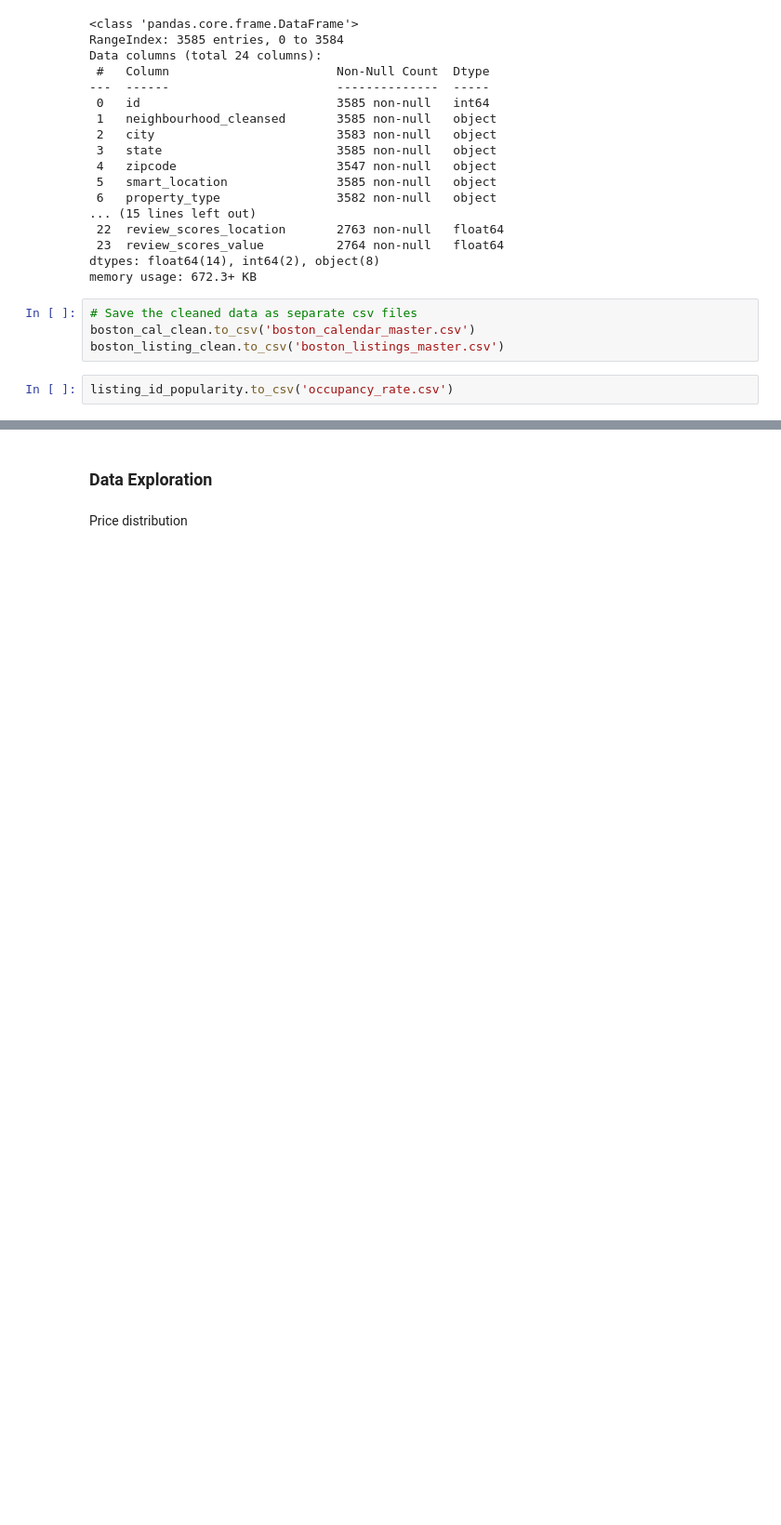
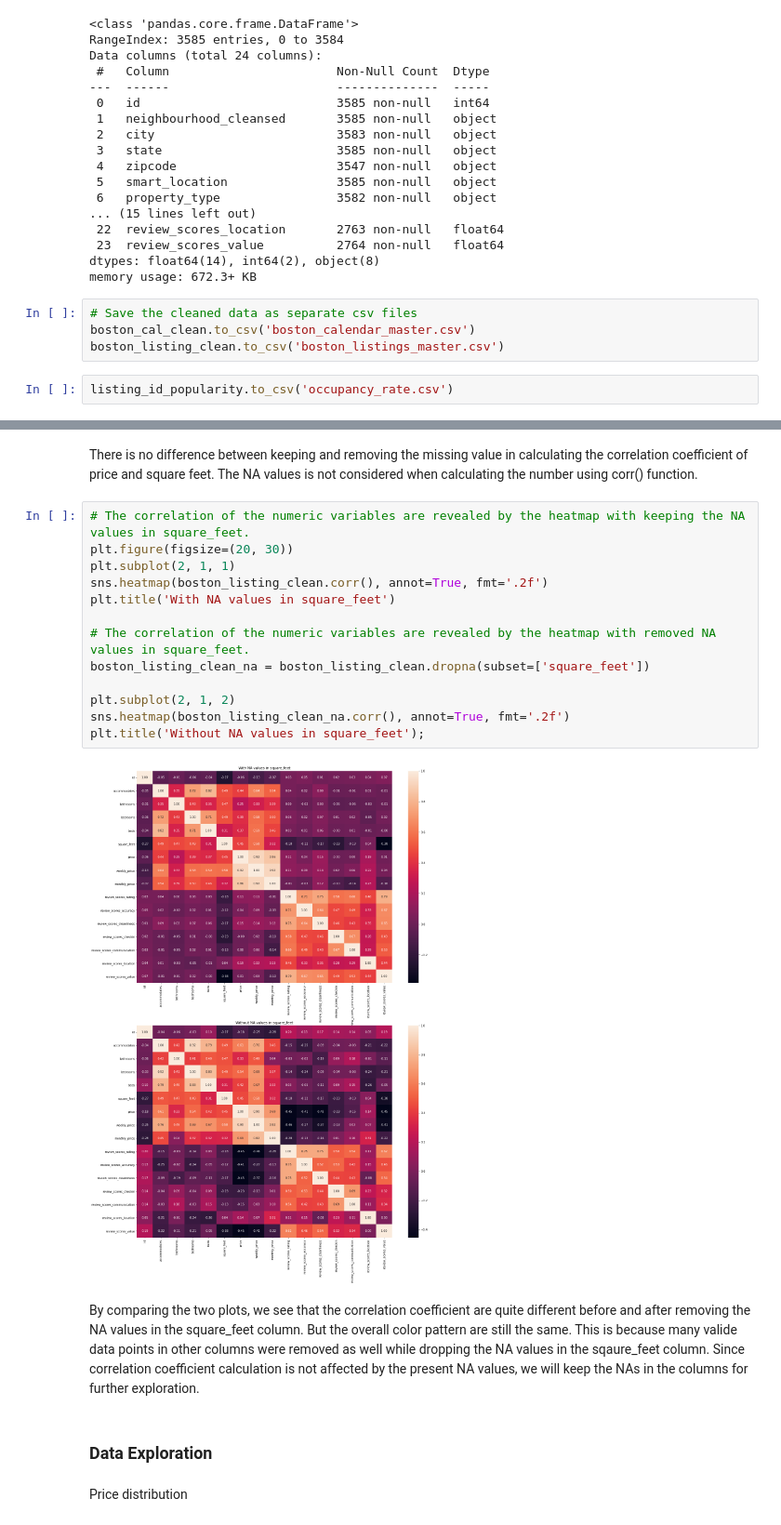
Before and after one commit to EastWest89/Boston_Airbnb, a Jupyter notebook: Boston Airbnb.ipynb, the cells around one changed output, grey strips where cells are left out. Shown at 93% size. Drawn from its saved outputs; the diff is of its cells as text; blank space fills up the shorter version.

```diff
--- a/Boston Airbnb.ipynb
+++ b/Boston Airbnb.ipynb
@@ -335,3 +379,22 @@ listing_id_popularity.to_csv('occupancy_rate.csv')
+# %% [markdown]
+There is no difference between keeping and removing the missing value in calculating the correlation coefficient of price and square feet. The NA values is not considered when calculating the number using corr() function.
+# %%
+# The correlation of the numeric variables are revealed by the heatmap with keeping the NA values in square_feet.
+plt.figure(figsize=(20, 30))
+plt.subplot(2, 1, 1)
+sns.heatmap(boston_listing_clean.corr(), annot=True, fmt='.2f')
+plt.title('With NA values in square_feet')
+
+# The correlation of the numeric variables are revealed by the heatmap with removed NA values in square_feet.
+boston_listing_clean_na = boston_listing_clean.dropna(subset=['square_feet'])
+
+plt.subplot(2, 1, 2)
+sns.heatmap(boston_listing_clean_na.corr(), annot=True, fmt='.2f')
+plt.title('Without NA values in square_feet');
+# %% [output]
+[figure, added]
+# %% [markdown]
+By comparing the two plots, we see that the correlation coefficient are quite different before and after removing the NA values in the square_feet column. But the overall color pattern are still the same. This is because many valide data points in other columns were removed as well while dropping the NA values in the sqaure_feet column. Since correlation coefficient calculation is not affected by the present NA values, we will keep the NAs in the columns for further exploration.
 # %% [markdown]
 ### Data Exploration <a id="data_exploration"></a>
 # %% [markdown]
```
Also changed, not shown: parts of 10 cells of this notebook.
